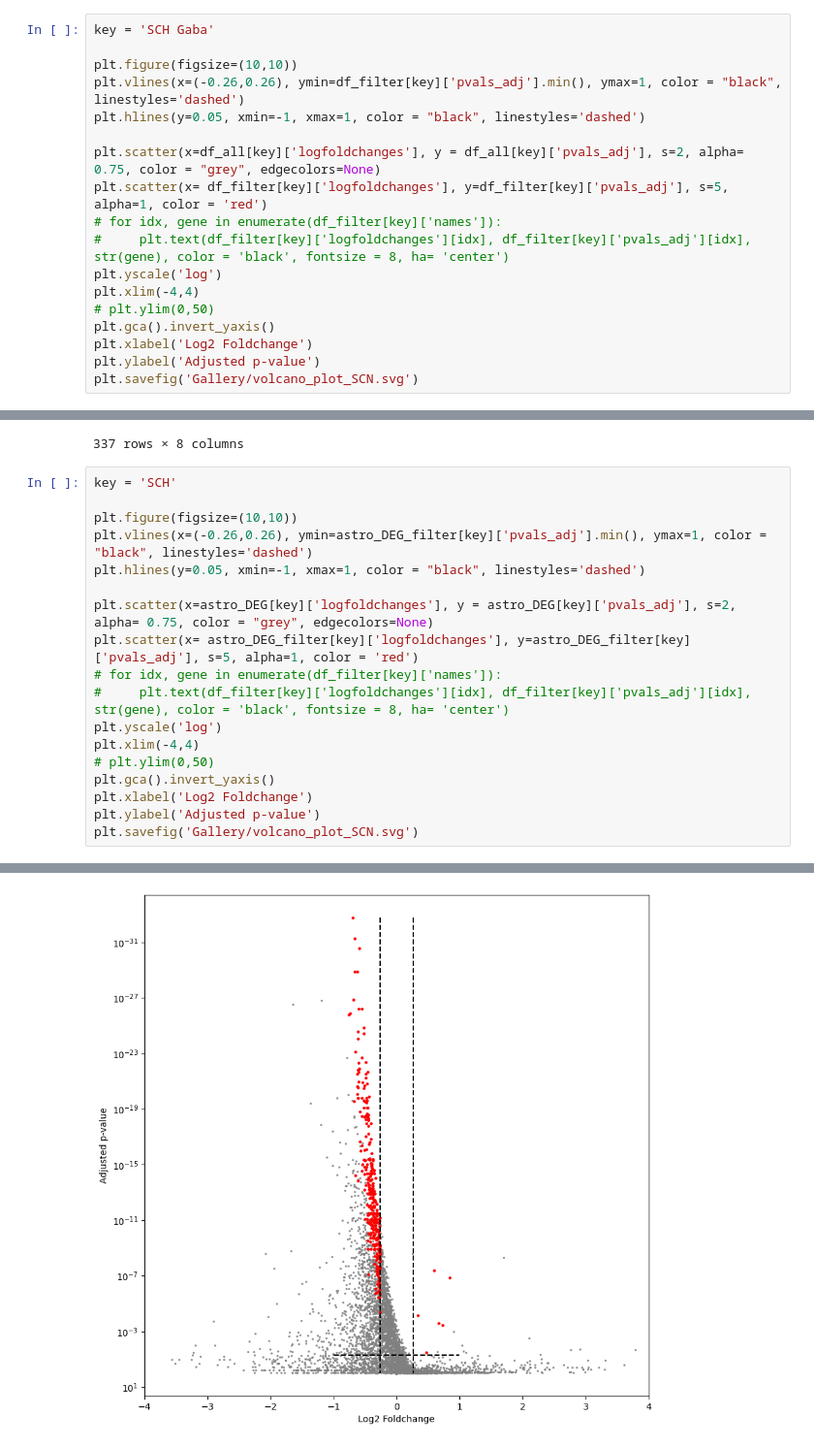
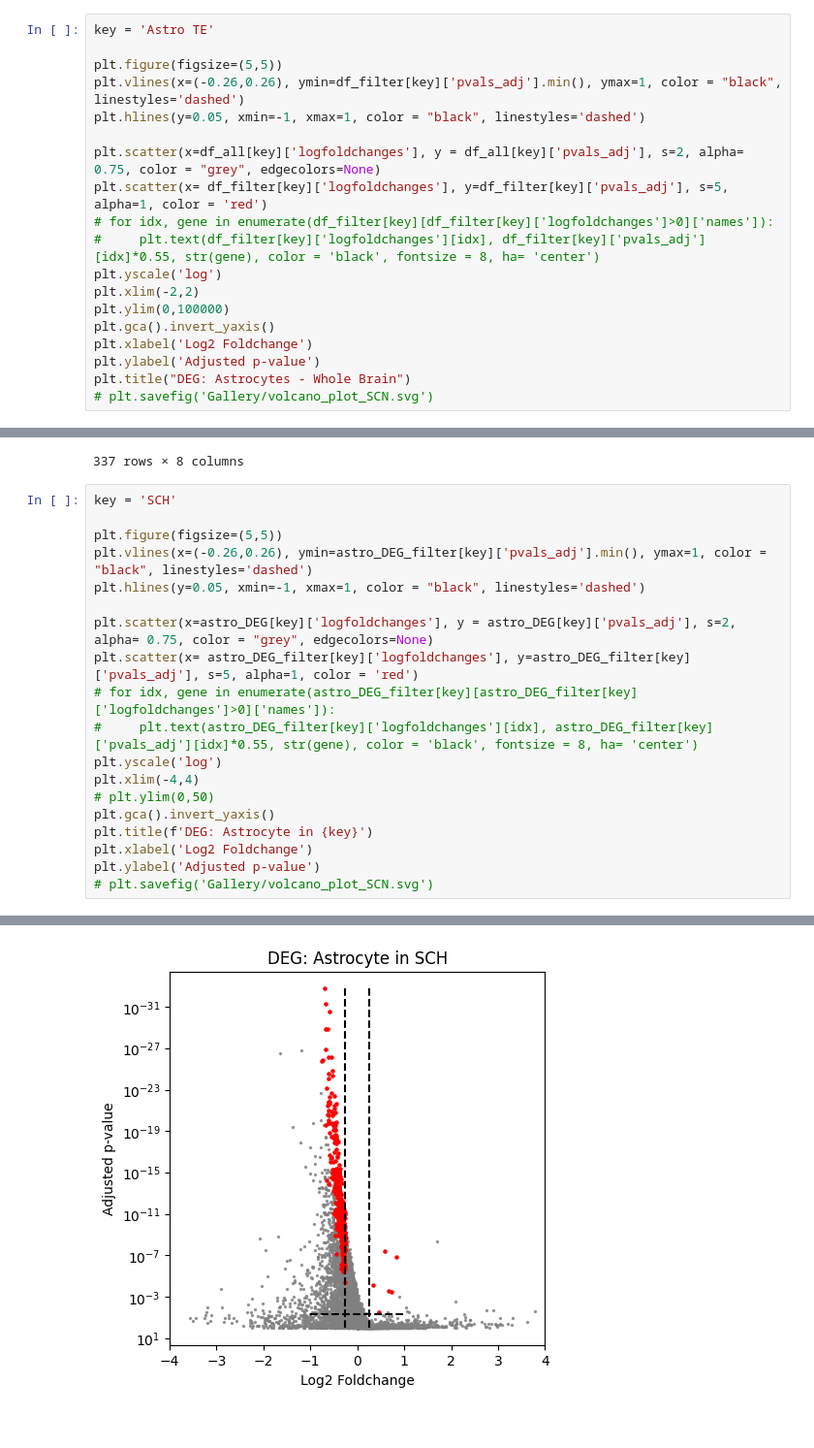
Before and after one commit to Carboneinerte/Pynda_ssc, a Jupyter notebook: v9D_Xenium_Downstream_Analysis_WIP.ipynb, the cells around one changed output, grey strips where cells are left out. Shown at 97% size. Drawn from its saved outputs; the diff is of its cells as text.

```diff
--- a/v9D_Xenium_Downstream_Analysis_WIP.ipynb
+++ b/v9D_Xenium_Downstream_Analysis_WIP.ipynb
@@ -718,20 +778,21 @@ plt.vlines(x=0, ymin=-1,ymax=len(df_deg_quant), color = 'black', linestyles='das
 # %% [markdown]
 ## Volcano plot
 # %%
-key = 'SCH Gaba'
+key = 'Astro TE'
 
-plt.figure(figsize=(10,10))
+plt.figure(figsize=(5,5))
 plt.vlines(x=(-0.26,0.26), ymin=df_filter[key]['pvals_adj'].min(), ymax=1, color = "black", linestyles='dashed')
 plt.hlines(y=0.05, xmin=-1, xmax=1, color = "black", linestyles='dashed')
 
 plt.scatter(x=df_all[key]['logfoldchanges'], y = df_all[key]['pvals_adj'], s=2, alpha= 0.75, color = "grey", edgecolors=None)
 plt.scatter(x= df_filter[key]['logfoldchanges'], y=df_filter[key]['pvals_adj'], s=5, alpha=1, color = 'red')
-# for idx, gene in enumerate(df_filter[key]['names']):
-#     plt.text(df_filter[key]['logfoldchanges'][idx], df_filter[key]['pvals_adj'][idx], str(gene), color = 'black', fontsize = 8, ha= 'center')
+# for idx, gene in enumerate(df_filter[key][df_filter[key]['logfoldchanges']>0]['names']):
+#     plt.text(df_filter[key]['logfoldchanges'][idx], df_filter[key]['pvals_adj'][idx]*0.55, str(gene), color = 'black', fontsize = 8, ha= 'center')
 plt.yscale('log')
-plt.xlim(-4,4)
-# plt.ylim(0,50)
+plt.xlim(-2,2)
+plt.ylim(0,100000)
 plt.gca().invert_yaxis()
 plt.xlabel('Log2 Foldchange')
 plt.ylabel('Adjusted p-value')
-plt.savefig('Gallery/volcano_plot_SCN.svg')
+plt.title("DEG: Astrocytes - Whole Brain")
+# plt.savefig('Gallery/volcano_plot_SCN.svg')
@@ -834,19 +912,20 @@ astro_DEG_filter['SCH'].sort_values(by="logfoldchanges")
 # %%
 key = 'SCH'
 
-plt.figure(figsize=(10,10))
+plt.figure(figsize=(5,5))
 plt.vlines(x=(-0.26,0.26), ymin=astro_DEG_filter[key]['pvals_adj'].min(), ymax=1, color = "black", linestyles='dashed')
 plt.hlines(y=0.05, xmin=-1, xmax=1, color = "black", linestyles='dashed')
 
 plt.scatter(x=astro_DEG[key]['logfoldchanges'], y = astro_DEG[key]['pvals_adj'], s=2, alpha= 0.75, color = "grey", edgecolors=None)
 plt.scatter(x= astro_DEG_filter[key]['logfoldchanges'], y=astro_DEG_filter[key]['pvals_adj'], s=5, alpha=1, color = 'red')
-# for idx, gene in enumerate(df_filter[key]['names']):
-#     plt.text(df_filter[key]['logfoldchanges'][idx], df_filter[key]['pvals_adj'][idx], str(gene), color = 'black', fontsize = 8, ha= 'center')
+# for idx, gene in enumerate(astro_DEG_filter[key][astro_DEG_filter[key]['logfoldchanges']>0]['names']):
+#     plt.text(astro_DEG_filter[key]['logfoldchanges'][idx], astro_DEG_filter[key]['pvals_adj'][idx]*0.55, str(gene), color = 'black', fontsize = 8, ha= 'center')
 plt.yscale('log')
 plt.xlim(-4,4)
 # plt.ylim(0,50)
 plt.gca().invert_yaxis()
+plt.title(f'DEG: Astrocyte in {key}')
 plt.xlabel('Log2 Foldchange')
 plt.ylabel('Adjusted p-value')
-plt.savefig('Gallery/volcano_plot_SCN.svg')
+# plt.savefig('Gallery/volcano_plot_SCN.svg')
 # %% [output]
@@ -853 +933 @@ plt.savefig('Gallery/volcano_plot_SCN.svg')
-[figure, old version]
+[figure, new version]
```
Also changed, not shown: parts of 22 cells of this notebook, 3 other files.
